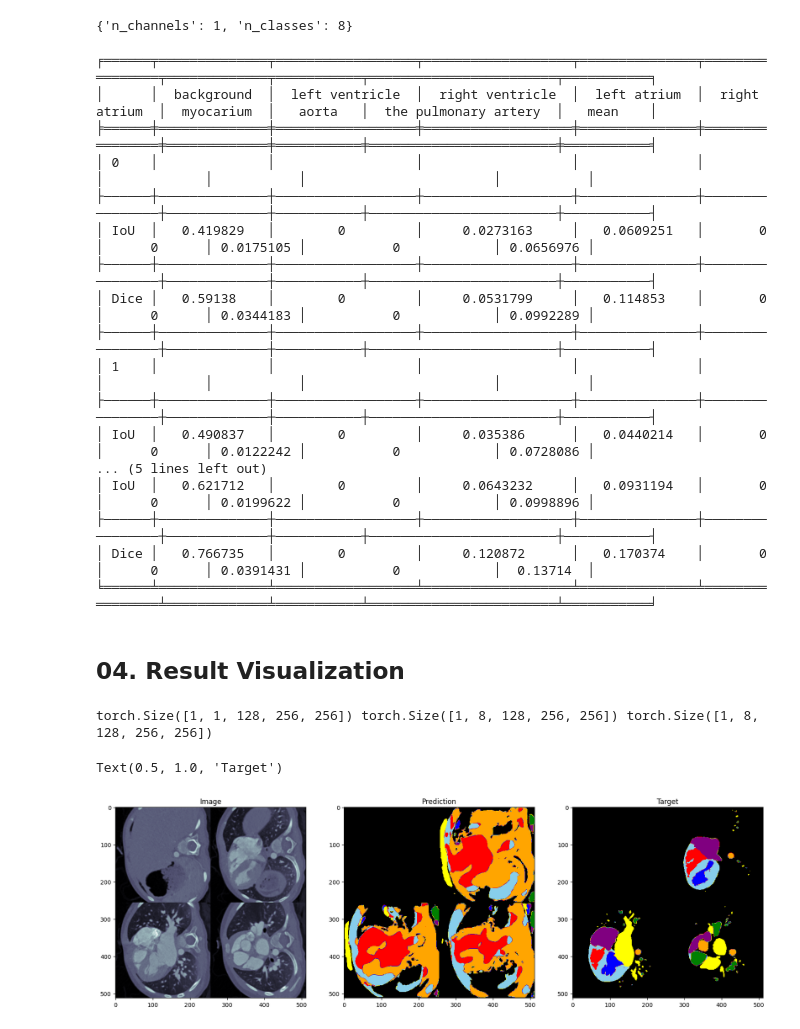
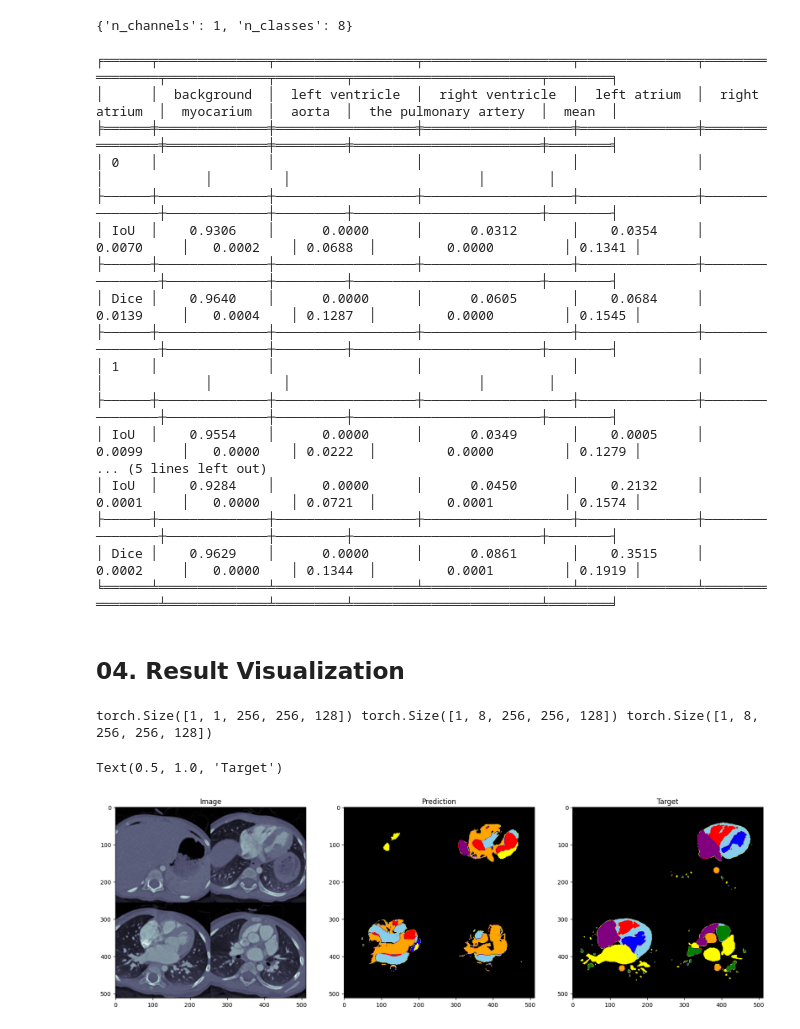
Before and after one commit to Sooqija/heart-segmentation, a Jupyter notebook: 03. mmwhs-model-generalization-eval.ipynb, the cells around one changed output. Cells and saved outputs as stored; diff of their text form; code cells hidden in the pictures.

Commit message:
old notebook update + sortlabels + image preprocessing

```diff
--- a/03. mmwhs-model-generalization-eval.ipynb
+++ b/03. mmwhs-model-generalization-eval.ipynb
@@ -204,6 +205,10 @@ class Dataset(torch.utils.data.Dataset):
 class ImagePreprocessing(object):
     def __call__(self, image : np.ndarray):
         # image = (image - image.min()) / (image.max() - image.min())
+        train_mean, train_std = -798.5996078491211, 1057.2967376708984
+        test_mean, test_std = 632.3508484784295, 517.6749940759995
+        image = (image - test_mean) / test_std * train_std + train_mean
+        #image = (image + mean_train) / std_train # + mean_train
         image = np.expand_dims(image, axis=0)
         image = torch.from_numpy(image).type(torch.FloatTensor)
         return image
@@ -219,11 +224,14 @@ class SortLabels(object):
 test_dataset = Dataset(
     image_dir=DATA_PATH,
     label_dir=DATA_PATH,
-    transform=transforms.Compose([transforms.ToTensor(),
-        dataset.ImagePreprocessing()]),
-    target_transform=transforms.Compose(transforms=[transforms.ToTensor(),
+    transform=transforms.Compose([
+        #transforms.ToTensor(),
+        ImagePreprocessing()]),
+    target_transform=transforms.Compose(transforms=[
+        #transforms.ToTensor(),
         dataset.LabelPreprocessing(label_values),
-                                                    SortLabels(sorted_labels=[0, 3, 5, 2, 4, 1, 6, 7])]),
+        SortLabels(sorted_labels=[0, 3, 5, 2, 4, 1, 6, 7])
+                                                    ]),
     postfix=".gz.256256128.npy"
 )
 # %%
@@ -268,57 +291,75 @@ with torch.no_grad():
         mean_dice = metrics.meanDice().numpy()
         data.append(["Dice", *dice, mean_dice])
 
-print(tabulate(data, headers="firstrow", tablefmt="fancy_grid", numalign="center"))
+print(tabulate(data, headers="firstrow", tablefmt="fancy_grid", numalign="center", floatfmt=".4f"))
 # %% [output]
-╒══════╤══════════════╤══════════════════╤═══════════════════╤═══════════════╤════════════════╤═════════════╤═══════════╤════════════════════════╤═══════════╕
-│      │  background  │  left ventricle  │  right ventricle  │  left atrium  │  right atrium  │  myocarium  │   aorta   │  the pulmonary artery  │   mean    │
-╞══════╪══════════════╪══════════════════╪═══════════════════╪═══════════════╪════════════════╪═════════════╪═══════════╪════════════════════════╪═══════════╡
-│ 0    │              │                  │                   │               │                │             │           │                        │           │
-├──────┼──────────────┼──────────────────┼───────────────────┼───────────────┼────────────────┼─────────────┼───────────┼────────────────────────┼───────────┤
-│ IoU  │   0.419829   │        0         │     0.0273163     │   0.0609251   │       0        │      0      │ 0.0175105 │           0            │ 0.0656976 │
-├──────┼──────────────┼──────────────────┼───────────────────┼───────────────┼────────────────┼─────────────┼───────────┼────────────────────────┼───────────┤
-│ Dice │   0.59138    │        0         │     0.0531799     │   0.114853    │       0        │      0      │ 0.0344183 │           0            │ 0.0992289 │
-├──────┼──────────────┼──────────────────┼───────────────────┼───────────────┼────────────────┼─────────────┼───────────┼────────────────────────┼───────────┤
-│ 1    │              │                  │                   │               │                │             │           │                        │           │
-├──────┼──────────────┼──────────────────┼───────────────────┼───────────────┼────────────────┼─────────────┼───────────┼────────────────────────┼───────────┤
-│ IoU  │   0.490837   │        0         │     0.035386      │   0.0440214   │       0        │      0      │ 0.0122242 │           0            │ 0.0728086 │
+╒══════╤══════════════╤══════════════════╤═══════════════════╤═══════════════╤════════════════╤═════════════╤═════════╤════════════════════════╤════════╕
+│      │  background  │  left ventricle  │  right ventricle  │  left atrium  │  right atrium  │  myocarium  │  aorta  │  the pulmonary artery  │  mean  │
+╞══════╪══════════════╪══════════════════╪═══════════════════╪═══════════════╪════════════════╪═════════════╪═════════╪════════════════════════╪════════╡
+│ 0    │              │                  │                   │               │                │             │         │                        │        │
+├──────┼──────────────┼──────────────────┼───────────────────┼───────────────┼────────────────┼─────────────┼─────────┼────────────────────────┼────────┤
+│ IoU  │    0.9306    │      0.0000      │      0.0312       │    0.0354     │     0.0070     │   0.0002    │ 0.0688  │         0.0000         │ 0.1341 │
+├──────┼──────────────┼──────────────────┼───────────────────┼───────────────┼────────────────┼─────────────┼─────────┼────────────────────────┼────────┤
+│ Dice │    0.9640    │      0.0000      │      0.0605       │    0.0684     │     0.0139     │   0.0004    │ 0.1287  │         0.0000         │ 0.1545 │
+├──────┼──────────────┼──────────────────┼───────────────────┼───────────────┼────────────────┼─────────────┼─────────┼────────────────────────┼────────┤
+│ 1    │              │                  │                   │               │                │             │         │                        │        │
+├──────┼──────────────┼──────────────────┼───────────────────┼───────────────┼────────────────┼─────────────┼─────────┼────────────────────────┼────────┤
+│ IoU  │    0.9554    │      0.0000      │      0.0349       │    0.0005     │     0.0099     │   0.0000    │ 0.0222  │         0.0000         │ 0.1279 │
 ... (5 lines left out)
-│ IoU  │   0.621712   │        0         │     0.0643232     │   0.0931194   │       0        │      0      │ 0.0199622 │           0            │ 0.0998896 │
-├──────┼──────────────┼──────────────────┼───────────────────┼───────────────┼────────────────┼─────────────┼───────────┼────────────────────────┼───────────┤
-│ Dice │   0.766735   │        0         │     0.120872      │   0.170374    │       0        │      0      │ 0.0391431 │           0            │  0.13714  │
-╘══════╧══════════════╧══════════════════╧═══════════════════╧═══════════════╧════════════════╧═════════════╧═══════════╧════════════════════════╧═══════════╛
+│ IoU  │    0.9284    │      0.0000      │      0.0450       │    0.2132     │     0.0001     │   0.0000    │ 0.0721  │         0.0001         │ 0.1574 │
+├──────┼──────────────┼──────────────────┼───────────────────┼───────────────┼────────────────┼─────────────┼─────────┼────────────────────────┼────────┤
+│ Dice │    0.9629    │      0.0000      │      0.0861       │    0.3515     │     0.0002     │   0.0000    │ 0.1344  │         0.0001         │ 0.1919 │
+╘══════╧══════════════╧══════════════════╧═══════════════════╧═══════════════╧════════════════╧═════════════╧═════════╧════════════════════════╧════════╛
 # %% [markdown]
 ## 04. Result Visualization
 # %%
-inputs, targets = next(iter(test_dataloader))
+import matplotlib.pyplot as plt
+import skimage
+
+it = iter(test_dataloader)
+# inputs, targets = next(it)
+inputs, targets = next(it)
 with torch.no_grad():
     inputs = inputs.to(device)
     model.eval()
     outputs : torch.Tensor= model(inputs)
 
 print(inputs.shape, targets.shape, outputs.shape)
 
 r = torch.softmax(outputs, dim=1).argmax(dim=1).squeeze(0).cpu()
 targets = torch.argmax(targets, dim=1).squeeze(0).cpu()
 inputs = inputs.squeeze().cpu().numpy()
 
+label_color_map_mmwhs = {
+               "black": [0, "background"],
+               "yellow": [1, "the myocardium of the left ventricle"],
+               "skyblue": [2, "the left atrium blood cavity"],
+               "red": [3, "the left ventricle blood cavity"],
+               "purple": [4, "the right atrium blood cavity"],
+               "blue": [5, "the right ventricle blood cavity"],
+               "orange": [6, "the ascending aorta"],
+               "green": [7, "the pulmonary artery"],
+}
+cmap, norm = visualization.create_custom_cmap(label_color_map_mmwhs)
+
+
 # fig, ax = plt.subplots(1, 3, figsize=(20, 20))
 # ax[0].imshow(skimage.util.montage(inputs.T[:100:25]), cmap="bone")
 # ax[0].set_title("Image")
 # ax[1].imshow(skimage.util.montage(r.T[:100:25]), cmap=cmap, norm=norm)
 # ax[1].set_title("Prediction")
 # ax[2].imshow(skimage.util.montage(targets.T[:100:25]), cmap=cmap, norm=norm)
 # ax[2].set_title("Target")
 fig, ax = plt.subplots(1, 3, figsize=(20, 20))
-ax[0].imshow(skimage.util.montage(inputs[:100:25]), cmap="bone")
+ax[0].imshow(skimage.util.montage(inputs.T[:100:25]), cmap="bone")
 ax[0].set_title("Image")
-ax[1].imshow(skimage.util.montage(r[:100:25]), cmap=cmap, norm=norm)
+ax[1].imshow(skimage.util.montage(r.T[:100:25]), cmap=cmap, norm=norm)
 ax[1].set_title("Prediction")
-ax[2].imshow(skimage.util.montage(targets[:100:25]), cmap=cmap, norm=norm)
+ax[2].imshow(skimage.util.montage(targets.T[:100:25]), cmap=cmap, norm=norm)
 ax[2].set_title("Target")
 # %% [output]
-torch.Size([1, 1, 128, 256, 256]) torch.Size([1, 8, 128, 256, 256]) torch.Size([1, 8, 128, 256, 256])
+torch.Size([1, 1, 256, 256, 128]) torch.Size([1, 8, 256, 256, 128]) torch.Size([1, 8, 256, 256, 128])
 Text(0.5, 1.0, 'Target')
-[figure, old version]
+[figure, new version]
 # %%
 visualization.vtk_visualize_3d_numpy_array(r.numpy(), label_color_map)
```
Also changed, not shown: parts of 2 cells of this notebook.
